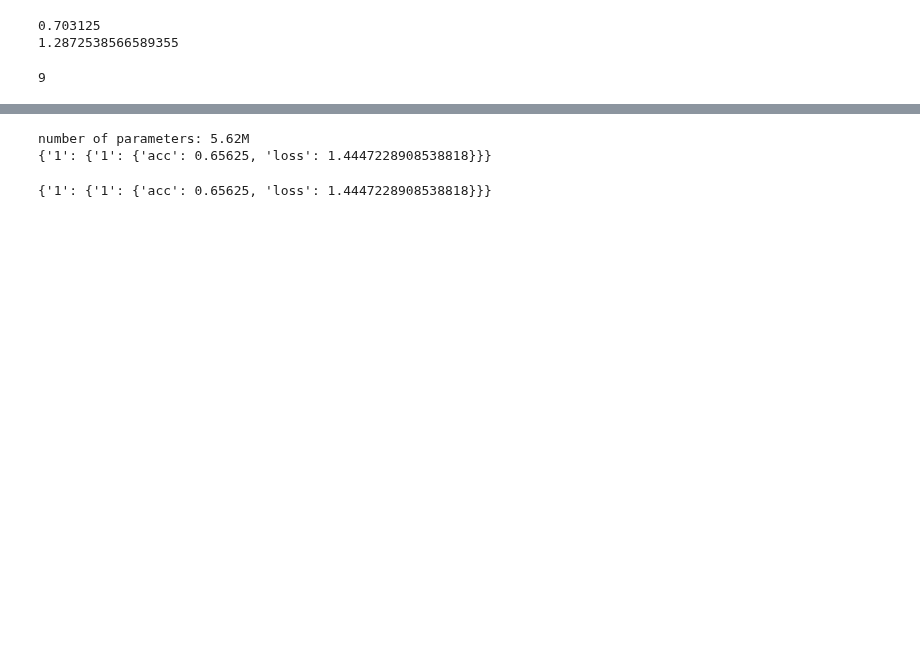
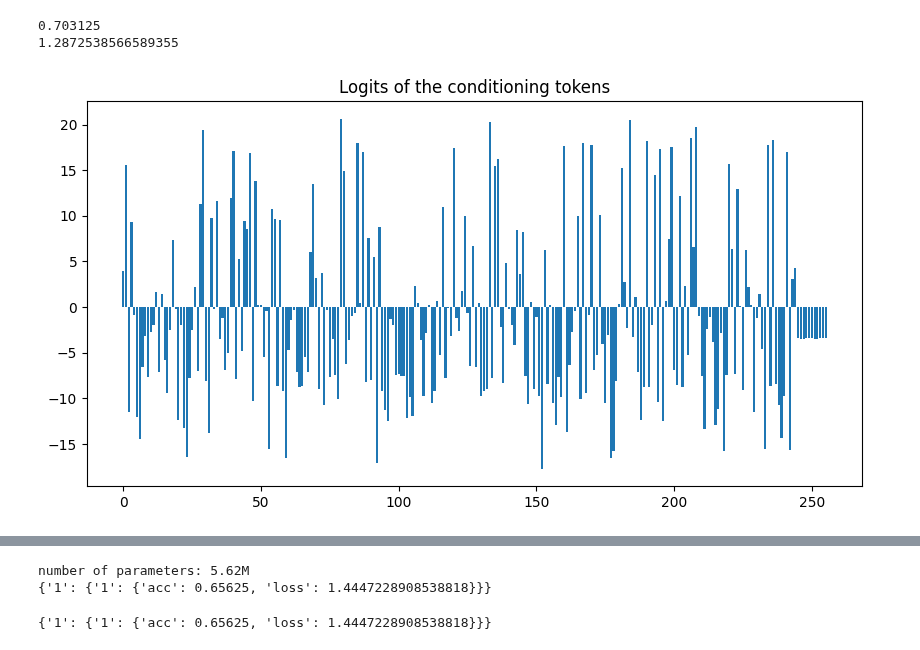
Before and after one commit to nef-gpt/adl4cv, a Jupyter notebook: naive_tokenized_approach.ipynb, the cells around one changed output, grey strips where cells are left out. Drawn from its saved outputs; the diff is of its cells as text; code cells hidden in the pictures; blank space fills up the shorter version.

```diff
--- a/naive_tokenized_approach.ipynb
+++ b/naive_tokenized_approach.ipynb
@@ -301,9 +316,19 @@ print(loss)
 # %% [output]
 0.703125
 1.2872538566589355
-# %%
-from random import randrange
-
-randrange(10)
-# %% [output]
-9
+# %%
+# get the logits of the gpt model generation
+model.eval()
+logits_conditioning = model.generate_logits(torch.Tensor([[token_dict["SOS"]]]).long().to(device="cuda"))
+
+# do a whole autoregressive proccess and get the logits for the last token
+novel_tokens = model.generate(torch.Tensor([[token_dict["SOS"]]]).long().to(device="cuda"), dataset[0][0].shape[0] + 1, temperature=0.8, top_k=3)[:, :]
+logits_last = model.generate_logits(novel_tokens[:, :-1])
+# %%
+# barchart of the logits
+fig, ax = plt.subplots(1, 1, figsize=(10, 5))
+ax.bar(range(logits_last.shape[-1]), logits_last[0].detach().cpu().numpy())
+ax.set_title("Logits of the conditioning tokens")
+plt.show()
+# %% [output]
+[figure, added]
```
Also changed, not shown: parts of 6 cells of this notebook, 10 other files.
